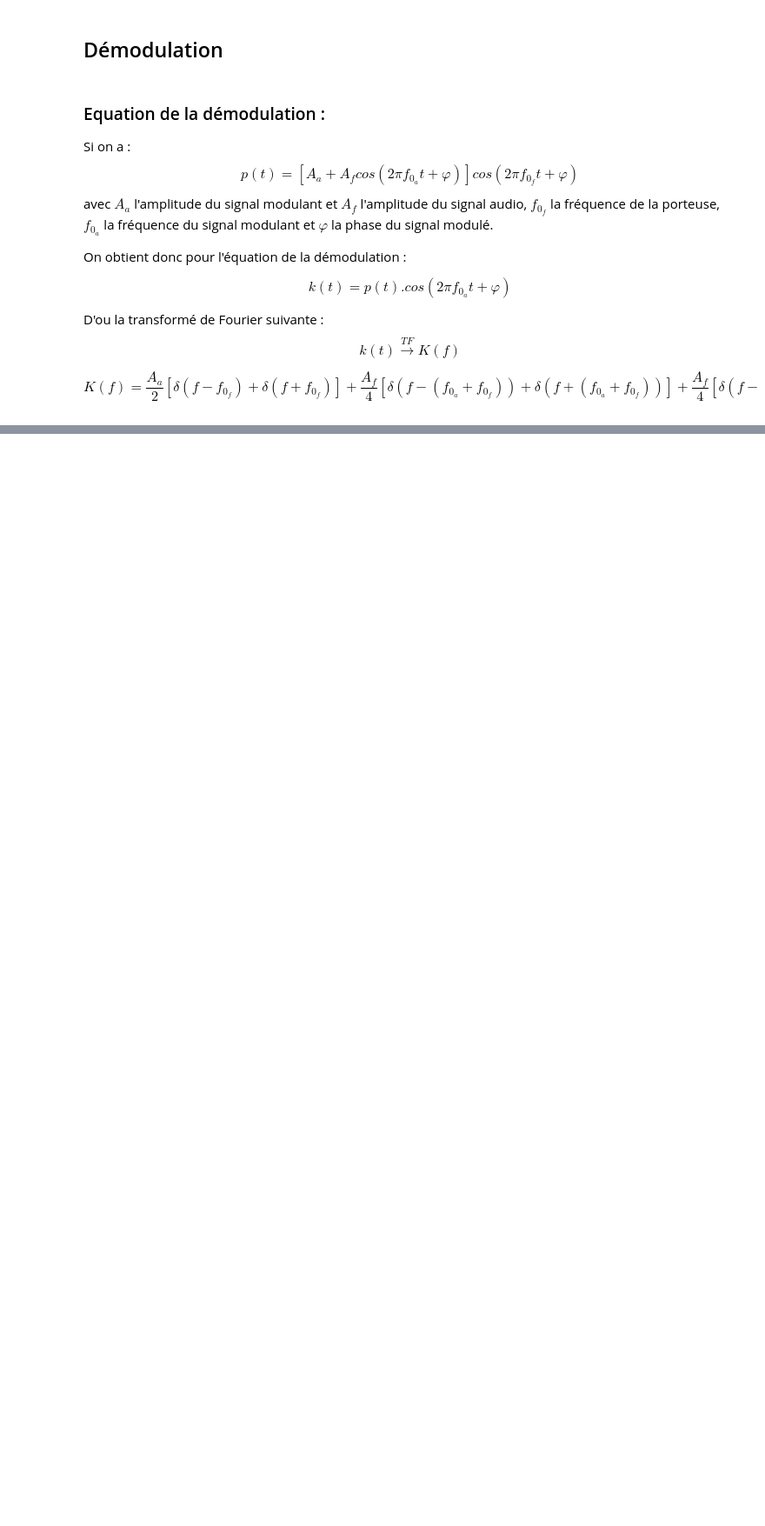
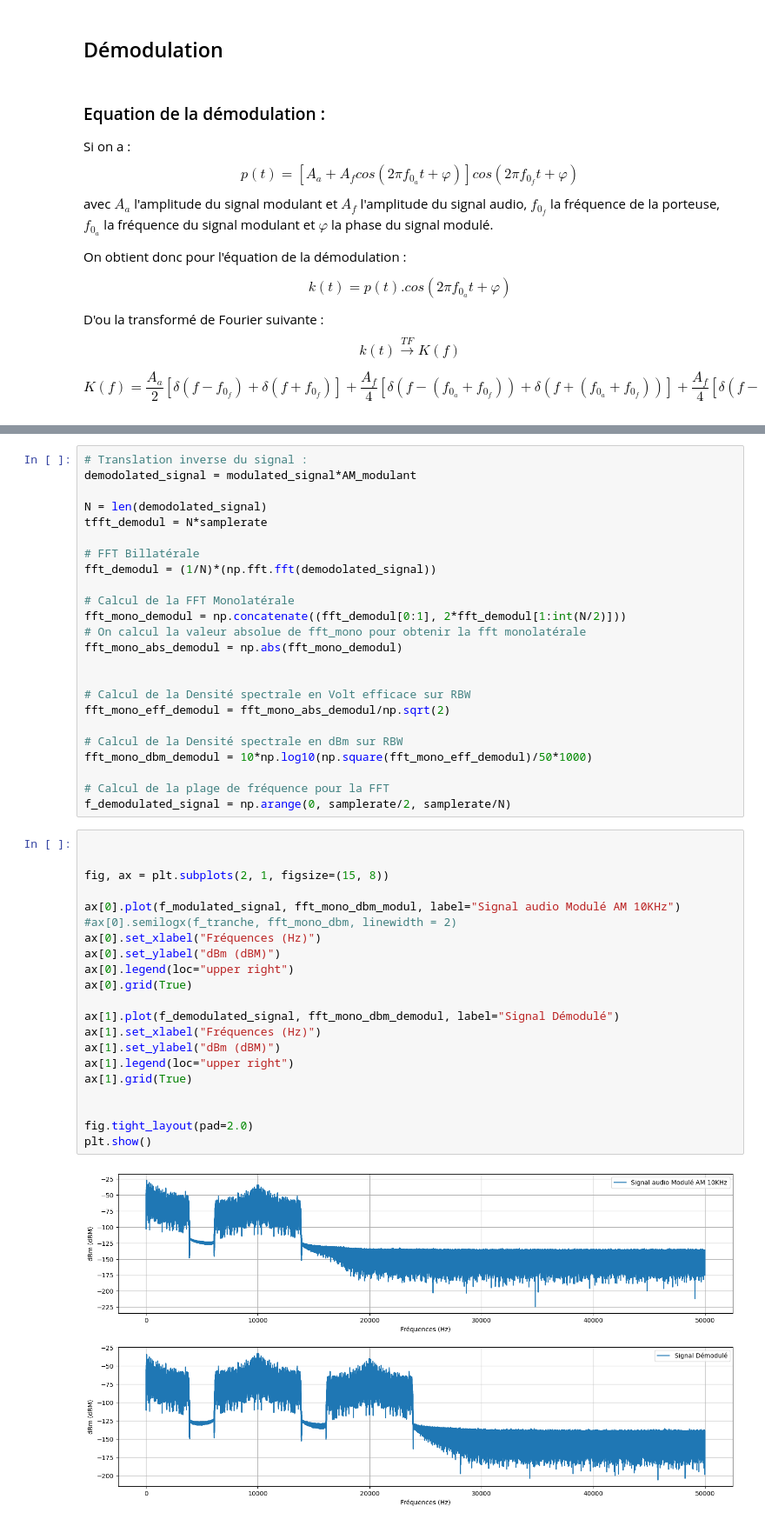
Before and after one commit to NergYR/SA202, a Jupyter notebook: main.ipynb, the cells around one changed output, grey strips where cells are left out. Shown at 87% size. Drawn from its saved outputs; the diff is of its cells as text; blank space fills up the shorter version.

Commit message:
FFT Démodulé

```diff
--- a/main.ipynb
+++ b/main.ipynb
@@ -227,0 +230,47 @@ $$K(f) = \frac{A_a}{2}\left[\delta(f - f_{0_f}) + \delta(f + f_{0_f})\right] + \
+# %%
+# Translation inverse du signal :
+demodolated_signal = modulated_signal*AM_modulant
+
+N = len(demodolated_signal)
+tfft_demodul = N*samplerate
+
+# FFT Billatérale
+fft_demodul = (1/N)*(np.fft.fft(demodolated_signal))
+
+# Calcul de la FFT Monolatérale
+fft_mono_demodul = np.concatenate((fft_demodul[0:1], 2*fft_demodul[1:int(N/2)]))
+# On calcul la valeur absolue de fft_mono pour obtenir la fft monolatérale
+fft_mono_abs_demodul = np.abs(fft_mono_demodul)
+
+
+# Calcul de la Densité spectrale en Volt efficace sur RBW
+fft_mono_eff_demodul = fft_mono_abs_demodul/np.sqrt(2)
+
+# Calcul de la Densité spectrale en dBm sur RBW
+fft_mono_dbm_demodul = 10*np.log10(np.square(fft_mono_eff_demodul)/50*1000)
+
+# Calcul de la plage de fréquence pour la FFT
+f_demodulated_signal = np.arange(0, samplerate/2, samplerate/N)
+# %%
+
+
+fig, ax = plt.subplots(2, 1, figsize=(15, 8))
+
+ax[0].plot(f_modulated_signal, fft_mono_dbm_modul, label="Signal audio Modulé AM 10KHz")
+#ax[0].semilogx(f_tranche, fft_mono_dbm, linewidth = 2)
+ax[0].set_xlabel("Fréquences (Hz)")
+ax[0].set_ylabel("dBm (dBM)")
+ax[0].legend(loc="upper right")
+ax[0].grid(True)
+
+ax[1].plot(f_demodulated_signal, fft_mono_dbm_demodul, label="Signal Démodulé")
+ax[1].set_xlabel("Fréquences (Hz)")
+ax[1].set_ylabel("dBm (dBM)")
+ax[1].legend(loc="upper right")
+ax[1].grid(True)
+
+
+fig.tight_layout(pad=2.0)
+plt.show()
+# %% [output]
+[figure, added]
```
Also changed, not shown: parts of 1 cell of this notebook.
